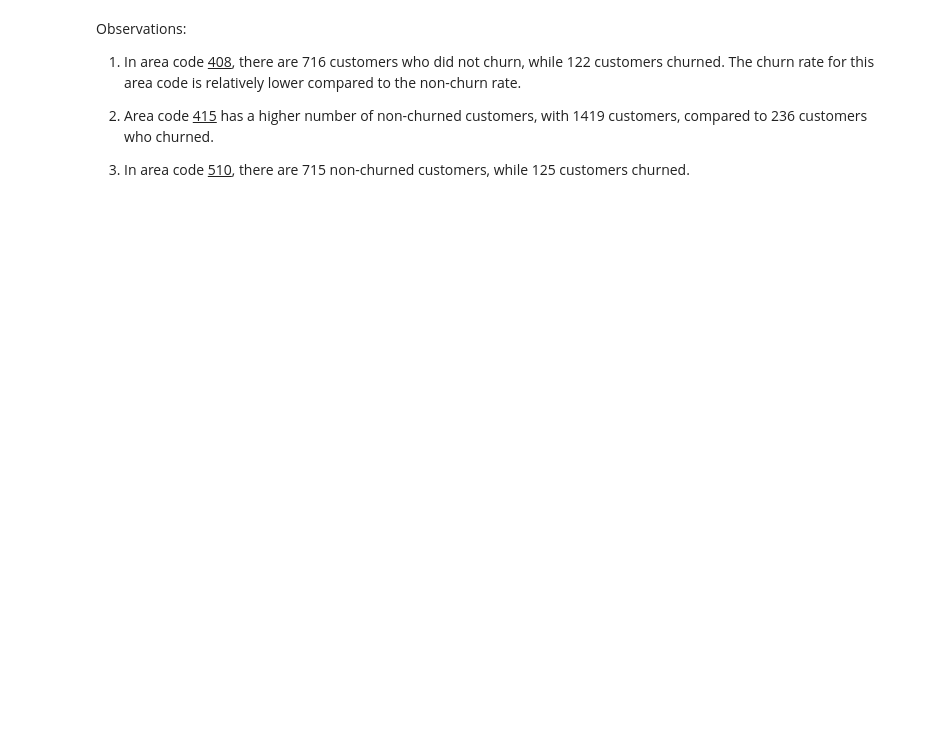
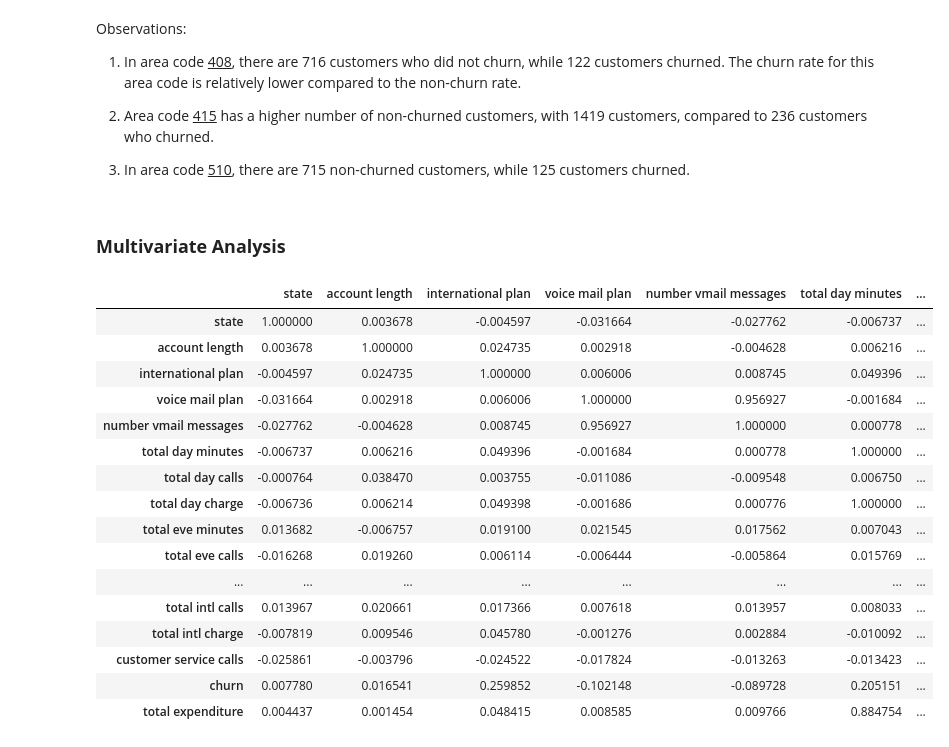
Before and after one commit to stellacherotich/Customer-Churn-Prediction, a Jupyter notebook: SyriaTel_Draft.ipynb, the cells around one changed output. Drawn from its saved outputs; the diff is of its cells as text; code cells hidden in the pictures; blank space fills up the shorter version.

```diff
--- a/SyriaTel_Draft.ipynb
+++ b/SyriaTel_Draft.ipynb
@@ -306,3 +408,27 @@ Observations:
 2. Area code <u>415</u> has a higher number of non-churned customers, with 1419 customers, compared to 236 customers who churned.
 
 3. In area code <u>510</u>, there are 715 non-churned customers, while 125 customers churned.
+# %% [markdown]
+### <b> Multivariate Analysis</b>
+# %%
+# Creates a Correlation Matrix & then displays it as a heatmap
+corr_matrix = df.corr()
+corr_matrix
+# %% [output]
+|  | state | account length | international plan | voice mail plan | number vmail messages | total day minutes | ... |
+| state | 1.000000 | 0.003678 | -0.004597 | -0.031664 | -0.027762 | -0.006737 | ... |
+| account length | 0.003678 | 1.000000 | 0.024735 | 0.002918 | -0.004628 | 0.006216 | ... |
+| international plan | -0.004597 | 0.024735 | 1.000000 | 0.006006 | 0.008745 | 0.049396 | ... |
+| voice mail plan | -0.031664 | 0.002918 | 0.006006 | 1.000000 | 0.956927 | -0.001684 | ... |
+| number vmail messages | -0.027762 | -0.004628 | 0.008745 | 0.956927 | 1.000000 | 0.000778 | ... |
+| total day minutes | -0.006737 | 0.006216 | 0.049396 | -0.001684 | 0.000778 | 1.000000 | ... |
+| total day calls | -0.000764 | 0.038470 | 0.003755 | -0.011086 | -0.009548 | 0.006750 | ... |
+| total day charge | -0.006736 | 0.006214 | 0.049398 | -0.001686 | 0.000776 | 1.000000 | ... |
+| total eve minutes | 0.013682 | -0.006757 | 0.019100 | 0.021545 | 0.017562 | 0.007043 | ... |
+| total eve calls | -0.016268 | 0.019260 | 0.006114 | -0.006444 | -0.005864 | 0.015769 | ... |
+| ... | ... | ... | ... | ... | ... | ... | ... |
+| total intl calls | 0.013967 | 0.020661 | 0.017366 | 0.007618 | 0.013957 | 0.008033 | ... |
+| total intl charge | -0.007819 | 0.009546 | 0.045780 | -0.001276 | 0.002884 | -0.010092 | ... |
+| customer service calls | -0.025861 | -0.003796 | -0.024522 | -0.017824 | -0.013263 | -0.013423 | ... |
+| churn | 0.007780 | 0.016541 | 0.259852 | -0.102148 | -0.089728 | 0.205151 | ... |
+| total expenditure | 0.004437 | 0.001454 | 0.048415 | 0.008585 | 0.009766 | 0.884754 | ... |
```
Also changed, not shown: parts of 29 cells of this notebook.
